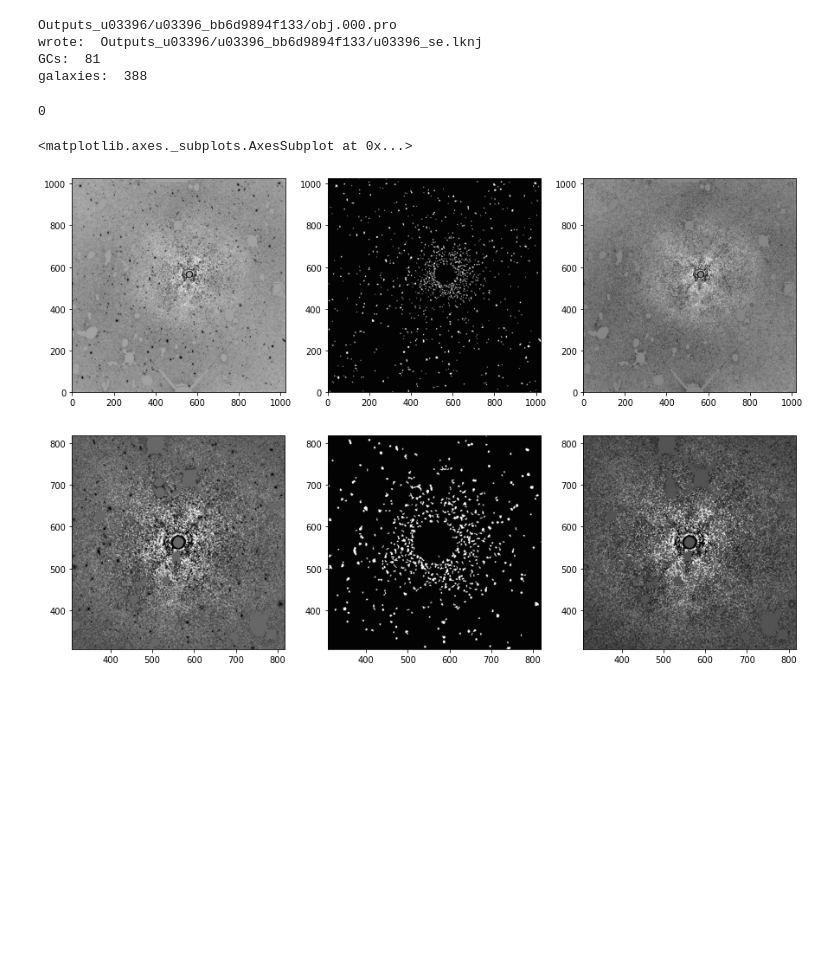
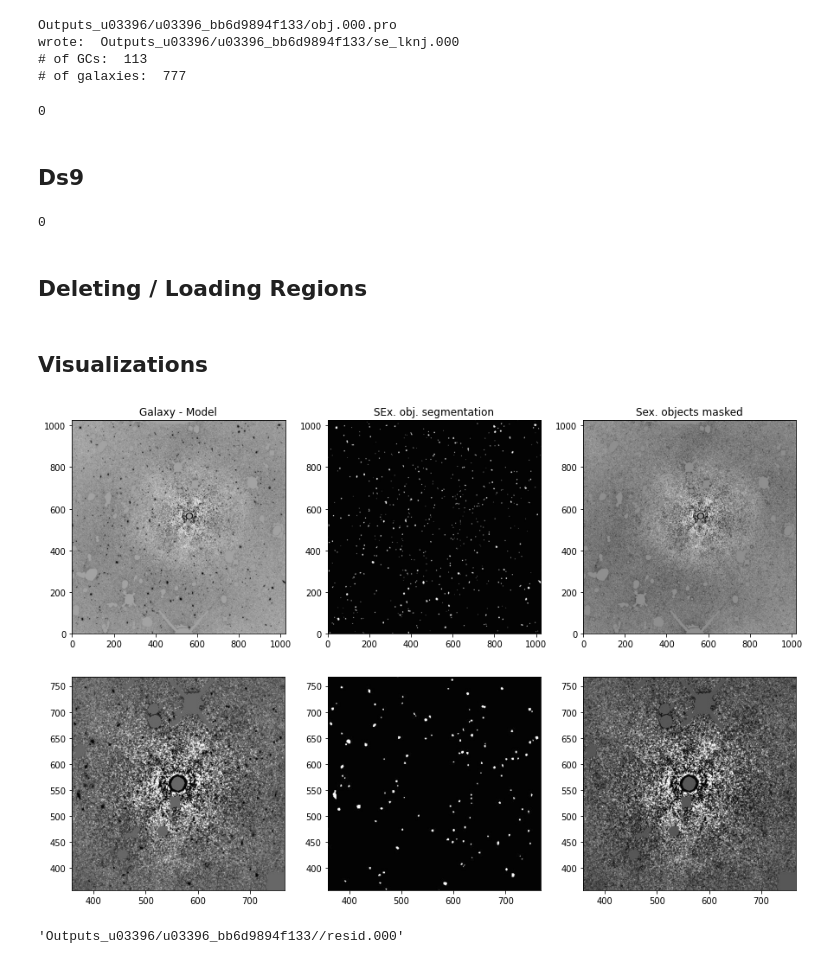
Before and after one commit to ekourkchi/old-SBF, a Jupyter notebook: notebooks/Sextractor_foreground.ipynb, the cells around one changed output. Drawn from its saved outputs; the diff is of its cells as text; code cells hidden in the pictures; blank space fills up the shorter version.

Commit message:
sextractor modifications, adds dophot notebook

```diff
--- a/notebooks/Sextractor_foreground.ipynb
+++ b/notebooks/Sextractor_foreground.ipynb
@@ -73,15 +97,34 @@ Outputs_u03396/u03396_bb6d9894f133/obj.000.pro
 # %%
-catalName, catal_df, sex_objname, sex_mask, sex_masked, residual = SExtract(model=0, mask=1,
-                                       smooth=1.0, minArea=8, thresh=3,
-                                       r_aperture = 50,   # [pixel] ignore objects within the aperture
+r_aperture = 20   # [pix] radius of the avoding zone
+
+catalName, catal_df, sex_objname, sex_mask, sex_masked, residual = SExtract(
+                                       model=0, mask=1,
+                                       smooth=1.0, minArea=5, thresh=2.0,
+                                       r_aperture = r_aperture,   # [pixel] ignore objects within the aperture
                                        renuc=2, **Config)
 
-unnamed(catal_df, **Config)
+make_se_lkn(catal_df, model=0, star_f=0.8, r_aperture=r_aperture, **Config)
+
 os.system("xpaset -p ds9 regions delete all")
 os.system("xpaset -p ds9 regions ./ds9.reg &")
 # %% [output]
 Outputs_u03396/u03396_bb6d9894f133/obj.000.pro
-wrote:  Outputs_u03396/u03396_bb6d9894f133/u03396_se.lknj
-GCs:  81
-galaxies:  388
+wrote:  Outputs_u03396/u03396_bb6d9894f133/se_lknj.000
+# of GCs:  113
+# of galaxies:  777
 0
+# %% [markdown]
+## Ds9
+# %%
+# http://ds9.si.edu/doc/ref/xpa.html
+os.system("xpaset -p ds9 regions delete all")
+os.system("xpaset -p ds9 regions ./ds9.reg &")
+
+
+# set image scale
+os.system("xpaset -p ds9 scale linear &")
+os.system("xpaset -p ds9 scale limits -4100 200000 &")
+# %% [output]
+0
+# %% [markdown]
+## Deleting / Loading Regions
@@ -88,15 +143,20 @@ galaxies:  388
+# %% [markdown]
+## Visualizations
 # %%
 fig, AX = plt.subplots(2,3, figsize=(15,10))
 
 
-tv(residual, ax=AX[0][0])
-tv(sex_objname, ax=AX[0][1])
-tv(sex_masked, ax=AX[0][2], options='')
+ax1 = tv(residual, ax=AX[0][0])
+ax2 = tv(sex_objname, ax=AX[0][1])
+ax3 = tv(sex_masked, ax=AX[0][2], options='')
 
-zoom = 4
-tv(residual, ax=AX[1][0], XY=[X0,Y0], zoom=zoom, options='sqrt')
-tv(sex_objname, ax=AX[1][1], XY=[X0,Y0], zoom=zoom)
-tv(sex_masked, ax=AX[1][2], XY=[X0,Y0], zoom=zoom, options='sqrt')
+ax1.set_title("Galaxy - Model")
+ax2.set_title("SEx. obj. segmentation")
+ax3.set_title("Sex. objects masked")
+
+zoom = 5
+ax1 = tv(residual, ax=AX[1][0], XY=[X0,Y0], zoom=zoom, options='sqrt')
+ax2 = tv(sex_objname, ax=AX[1][1], XY=[X0,Y0], zoom=zoom)
+ax3 = tv(sex_masked, ax=AX[1][2], XY=[X0,Y0], zoom=zoom, options='sqrt')
 # %% [output]
-<matplotlib.axes._subplots.AxesSubplot at 0x...>
-[figure, old version]
+[figure, new version]
@@ -104,0 +163,4 @@ tv(sex_masked, ax=AX[1][2], XY=[X0,Y0], zoom=zoom, options='sqrt')
+# %%
+residual
+# %% [output]
+'Outputs_u03396/u03396_bb6d9894f133//resid.000'
```
Also changed, not shown: parts of 9 cells of this notebook, 5 other files.
